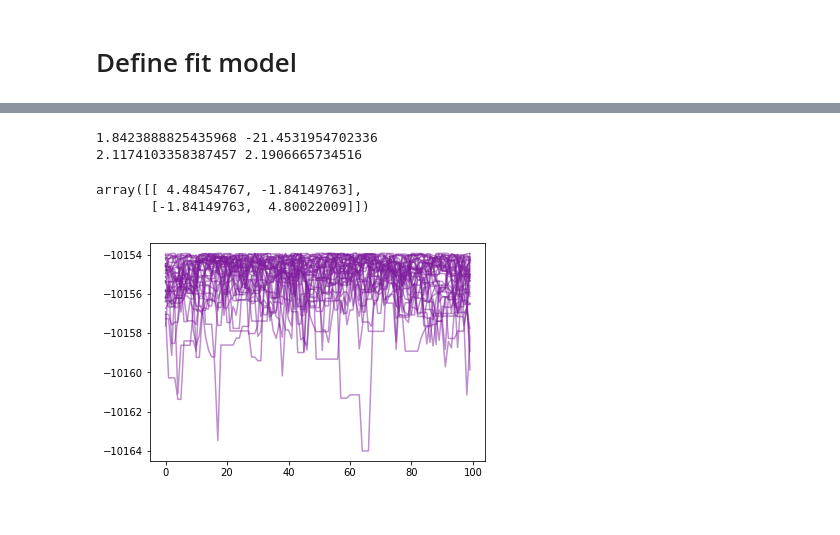
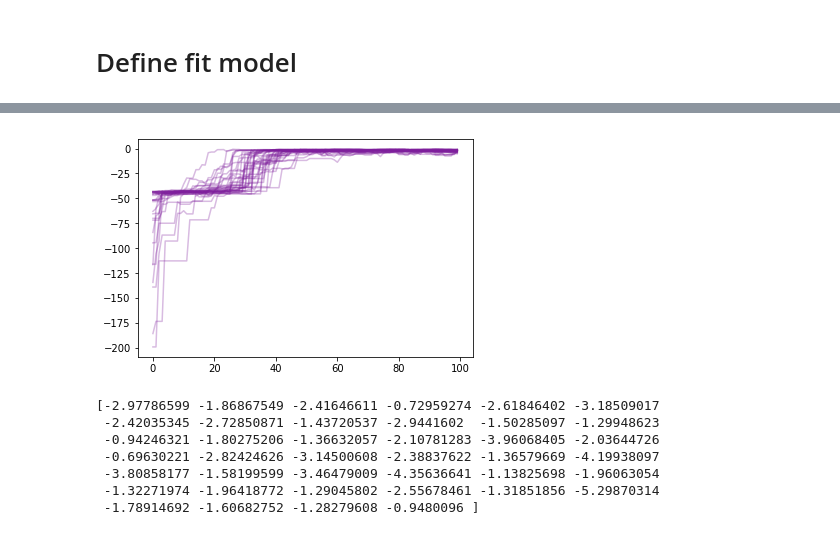
Before and after one commit to acagansengul/interlopers, a Jupyter notebook: emcee_subfit.ipynb, the cells around one changed output, grey strips where cells are left out. Drawn from its saved outputs; the diff is of its cells as text; code cells hidden in the pictures.

```diff
--- a/emcee_subfit.ipynb
+++ b/emcee_subfit.ipynb
@@ -332,0 +376,5 @@ kwargs_spep
+# %%
+nwalkers = 40
+p0 = means + np.sqrt(np.diag(cov)) * (np.random.rand(nwalkers, ndim)-.5)
+
+sampler = emcee.EnsembleSampler(nwalkers, ndim, log_prob, args=[])
@@ -333,3 +397,7 @@ kwargs_spep
+# %%
+%%time
+sampler.reset()
+state3 = sampler.run_mcmc(state2, 1000)
 # %%
 kwargs_lens
 # %% [output]
@@ -361,18 +414,0 @@ def log_prob(args):
-# %%
-keys = ['center_nfw_x', 'center_nfw_y']
-
-ndim = len(keys)
-
-means = [0,-20]
-
-# randomness = .01
-# cov = 0.5 - randomness * np.random.rand(ndim**2).reshape((ndim,ndim))
-# cov = np.triu(cov)
-# cov += cov.T - np.diag(cov.diagonal())
-# cov = np.dot(cov,cov)
-cov = np.array([[5,-2],[-2,5]])
-
-ratio = 1
-cov *= ratio
-
-plt.imshow(cov); plt.colorbar()
@@ -403,7 +417,7 @@ for i, key in enumerate(keys):
     print('key', key)
     for j in range(nwalkers):
         plt.plot(sampler.chain[j,:,i], alpha = .2)
-    plt.ylim(-50,50)
+    #plt.ylim(-50,50)
     plt.show()
 # %% [output]
 key center_nfw_x
@@ -436,12 +449,0 @@ plt.show()
-# %%
-# Now we can get the proper covariance
-print(np.mean(xs_good), np.mean(ys_good))
-print(np.std(xs_good), np.std(ys_good))
-# %% [output]
-1.8423888825435968 -21.4531954702336
-2.1174103358387457 2.1906665734516
-# %%
-np.cov(np.vstack((xs_good, ys_good)))
-# %% [output]
-array([[ 4.48454767, -1.84149763],
-       [-1.84149763,  4.80022009]])
@@ -448,9 +455,21 @@ array([[ 4.48454767, -1.84149763],
 # %%
 for j in range(nwalkers):
-    plt.plot(sampler.lnprobability[j,:], alpha=.5, color='xkcd:purple')
-    #plt.show()
+    plt.plot(sampler.lnprobability[j,:], alpha=.3, color='xkcd:purple')
+
+#plt.ylim(-500,0)
 # %% [output]
-[figure, old version]
+[figure, new version]
+# %%
+last_lprobs = sampler.lnprobability[:,-1]
+print(last_lprobs) # just to make sure there are no -np.inf 's hiding in here
+# %% [output]
+[-2.97786599 -1.86867549 -2.41646611 -0.72959274 -2.61846402 -3.18509017
+ -2.42035345 -2.72850871 -1.43720537 -2.9441602  -1.50285097 -1.29948623
+ -0.94246321 -1.80275206 -1.36632057 -2.10781283 -3.96068405 -2.03644726
+ -0.69630221 -2.82424626 -3.14500608 -2.38837622 -1.36579669 -4.19938097
+ -3.80858177 -1.58199599 -3.46479009 -4.35636641 -1.13825698 -1.96063054
+ -1.32271974 -1.96418772 -1.29045802 -2.55678461 -1.31851856 -5.29870314
+ -1.78914692 -1.60682752 -1.28279608 -0.9480096 ]
 # %%
 # "truth"-level
 nfw_idx = 2 if zl < zd else 1 # todo check this
```
Also changed, not shown: parts of 33 cells of this notebook.
